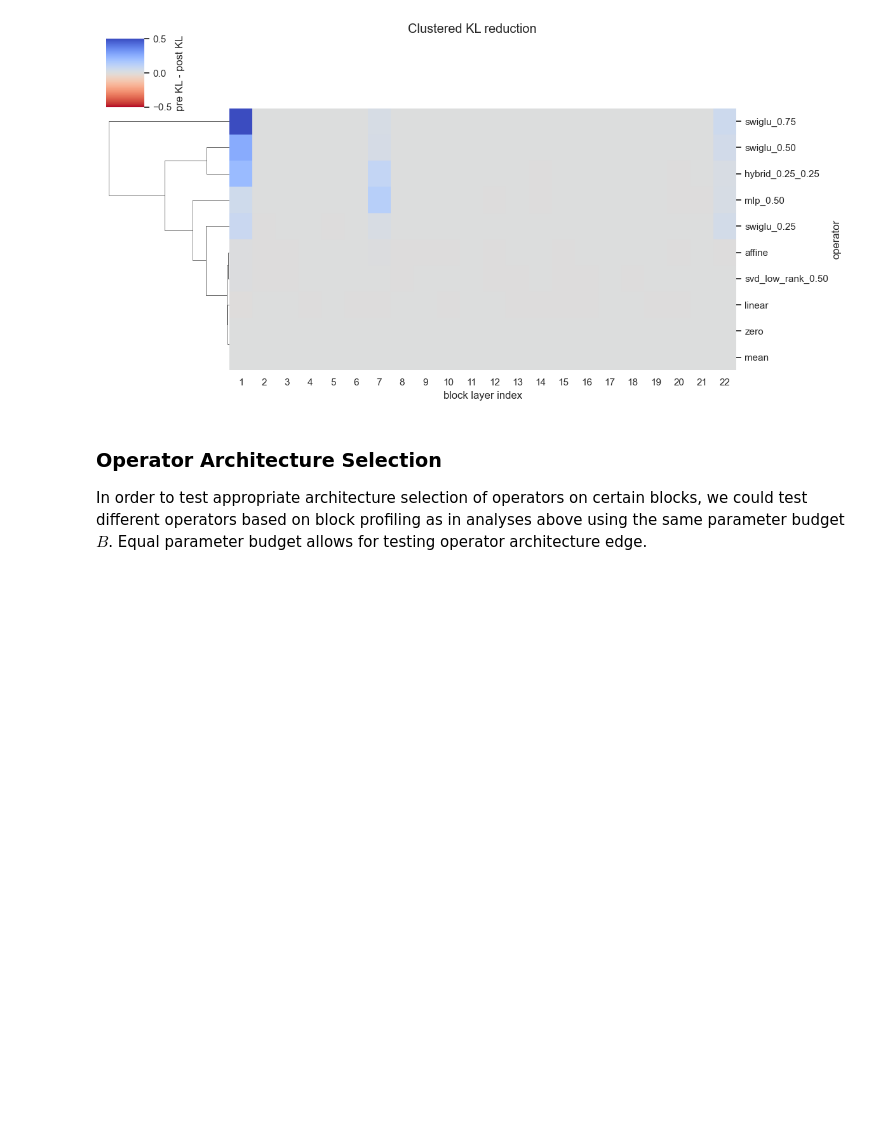
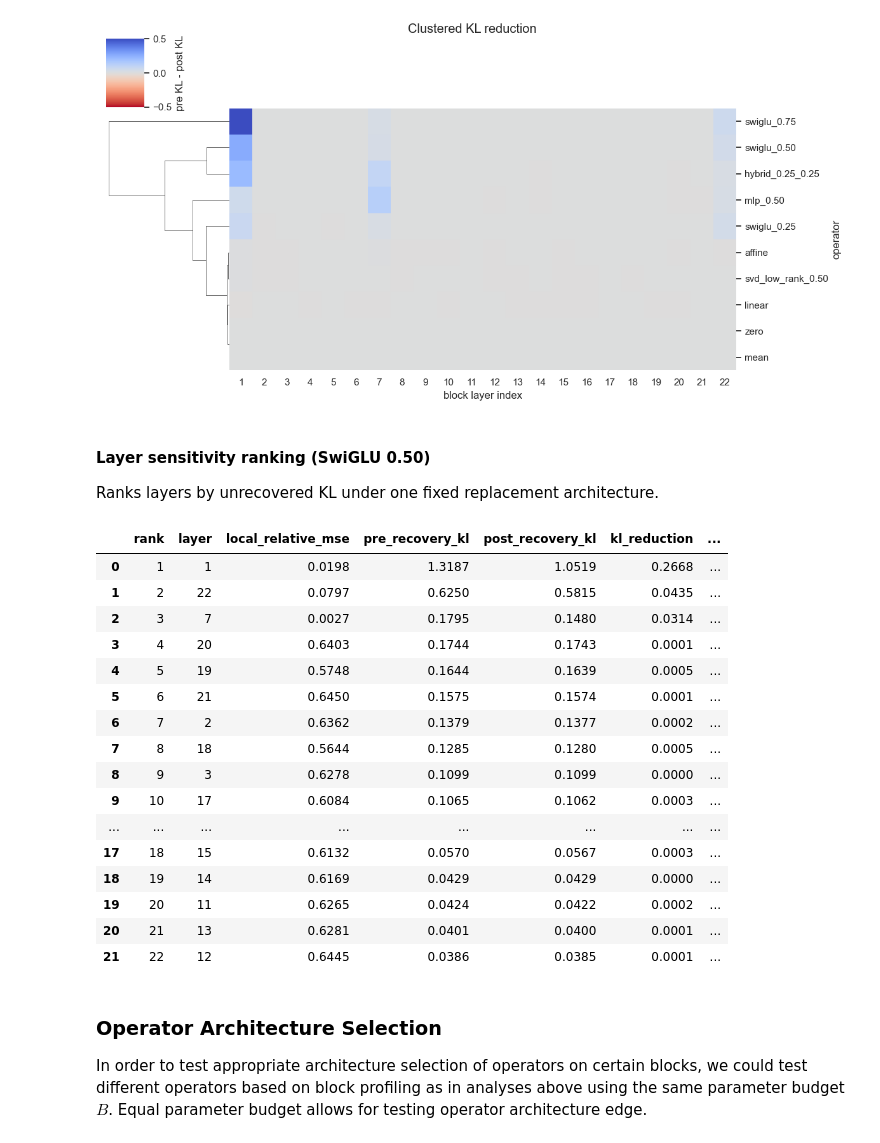
Before and after one commit to Sammuel21/diploma-thesis-block-replacement, a Jupyter notebook: notebooks/block/operator.ipynb, the cells around one changed output. Saved outputs shown, nothing was run; the diff lists cells and outputs as text; code cells hidden in the pictures; blank space fills up the shorter version.

```diff
--- a/notebooks/block/operator.ipynb
+++ b/notebooks/block/operator.ipynb
@@ -545,6 +652,59 @@ plt.show()
 # %% [output]
 [figure]
 [figure]
+# %% [markdown]
+#### Layer sensitivity ranking (SwiGLU 0.50)
+
+Ranks layers by unrecovered KL under one fixed replacement architecture.
+# %%
+layer_sensitivity_table = (
+    sensitivity_df.loc[
+        sensitivity_df['operator'] == 'swiglu_0.50'
+    ]
+    .assign(
+        global_to_local_ratio=lambda frame: (
+            frame['pre_recovery_kl']
+            / (frame['local_relative_mse'] + 1e-8)
+        )
+    )[[
+        'layer',
+        'local_relative_mse',
+        'pre_recovery_kl',
+        'post_recovery_kl',
+        'kl_reduction',
+        'global_to_local_ratio',
+    ]]
+    .sort_values('pre_recovery_kl', ascending=False)
+    .reset_index(drop=True)
+)
+layer_sensitivity_table.insert(
+    0, 'rank', range(1, len(layer_sensitivity_table) + 1)
+)
+layer_sensitivity_table.style.format({
+    'local_relative_mse': '{:.4f}',
+    'pre_recovery_kl': '{:.4f}',
+    'post_recovery_kl': '{:.4f}',
+    'kl_reduction': '{:.4f}',
+    'global_to_local_ratio': '{:.4f}',
+})
+# %% [output]
+|  | rank | layer | local_relative_mse | pre_recovery_kl | post_recovery_kl | kl_reduction | ... |
+| 0 | 1 | 1 | 0.0198 | 1.3187 | 1.0519 | 0.2668 | ... |
+| 1 | 2 | 22 | 0.0797 | 0.6250 | 0.5815 | 0.0435 | ... |
+| 2 | 3 | 7 | 0.0027 | 0.1795 | 0.1480 | 0.0314 | ... |
+| 3 | 4 | 20 | 0.6403 | 0.1744 | 0.1743 | 0.0001 | ... |
+| 4 | 5 | 19 | 0.5748 | 0.1644 | 0.1639 | 0.0005 | ... |
+| 5 | 6 | 21 | 0.6450 | 0.1575 | 0.1574 | 0.0001 | ... |
+| 6 | 7 | 2 | 0.6362 | 0.1379 | 0.1377 | 0.0002 | ... |
+| 7 | 8 | 18 | 0.5644 | 0.1285 | 0.1280 | 0.0005 | ... |
+| 8 | 9 | 3 | 0.6278 | 0.1099 | 0.1099 | 0.0000 | ... |
+| 9 | 10 | 17 | 0.6084 | 0.1065 | 0.1062 | 0.0003 | ... |
+| ... | ... | ... | ... | ... | ... | ... | ... |
+| 17 | 18 | 15 | 0.6132 | 0.0570 | 0.0567 | 0.0003 | ... |
+| 18 | 19 | 14 | 0.6169 | 0.0429 | 0.0429 | 0.0000 | ... |
+| 19 | 20 | 11 | 0.6265 | 0.0424 | 0.0422 | 0.0002 | ... |
+| 20 | 21 | 13 | 0.6281 | 0.0401 | 0.0400 | 0.0001 | ... |
+| 21 | 22 | 12 | 0.6445 | 0.0386 | 0.0385 | 0.0001 | ... |
 # %% [markdown]
 ### Operator Architecture Selection
 
```
Also changed, not shown: parts of 3 cells of this notebook, 29 other files.
